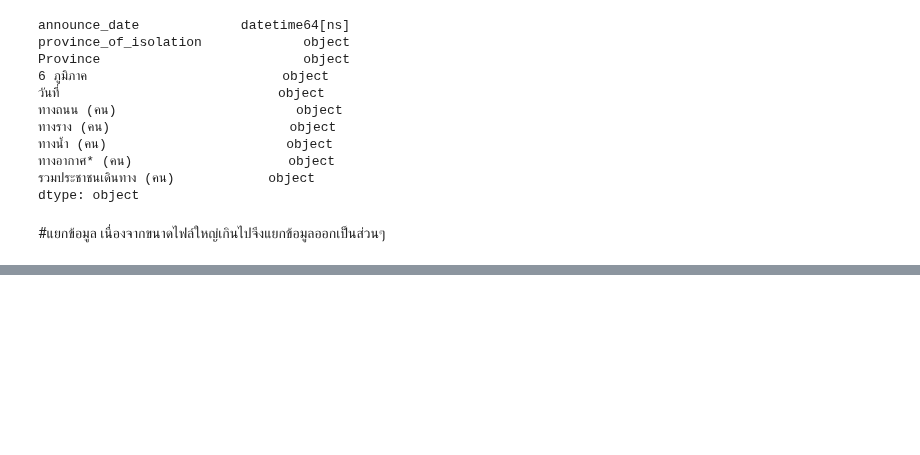
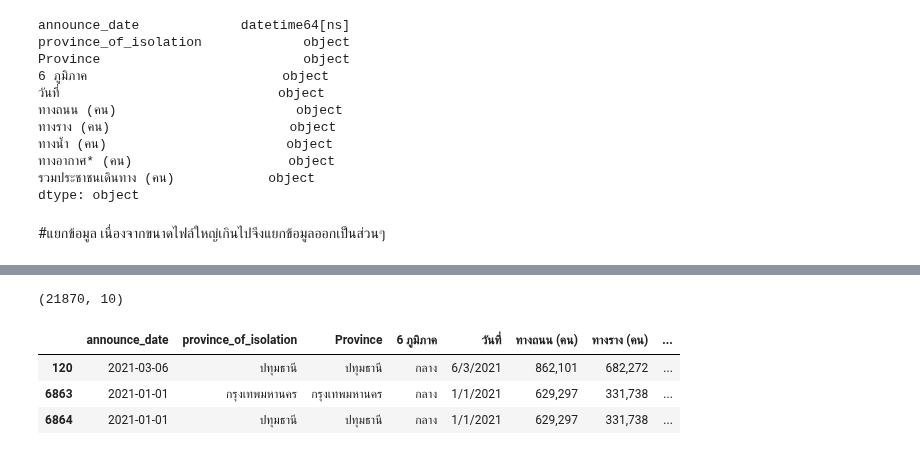
Before and after one commit to Nunticha24/data_viz_2022, a Jupyter notebook: Project_Dinosaur.ipynb, the cells around one changed output, grey strips where cells are left out. Cells and saved outputs as stored; diff of their text form; code cells hidden in the pictures; blank space fills up the shorter version.

```diff
--- a/Project_Dinosaur.ipynb
+++ b/Project_Dinosaur.ipynb
@@ -430,0 +441,10 @@ dtype: object
+# %%
+covid2021_1 = all_data[(all_data['announce_date'] >= '2021-01-01') & (all_data['announce_date'] < '2021-04-01')] #เลือกข้อมูลไตรมาสแรกของปี 2021
+print(covid2021_1.shape)
+covid2021_1.head(3)
+# %% [output]
+(21870, 10)
+|  | announce_date | province_of_isolation | Province | 6 ภูมิภาค | วันที่ | ทางถนน (คน) | ทางราง (คน) | ... |
+| 120 | 2021-03-06 | ปทุมธานี | ปทุมธานี | กลาง | 6/3/2021 | 862,101 | 682,272 | ... |
+| 6863 | 2021-01-01 | กรุงเทพมหานคร | กรุงเทพมหานคร | กลาง | 1/1/2021 | 629,297 | 331,738 | ... |
+| 6864 | 2021-01-01 | ปทุมธานี | ปทุมธานี | กลาง | 1/1/2021 | 629,297 | 331,738 | ... |
```
Also changed, not shown: parts of 1 cell of this notebook.
